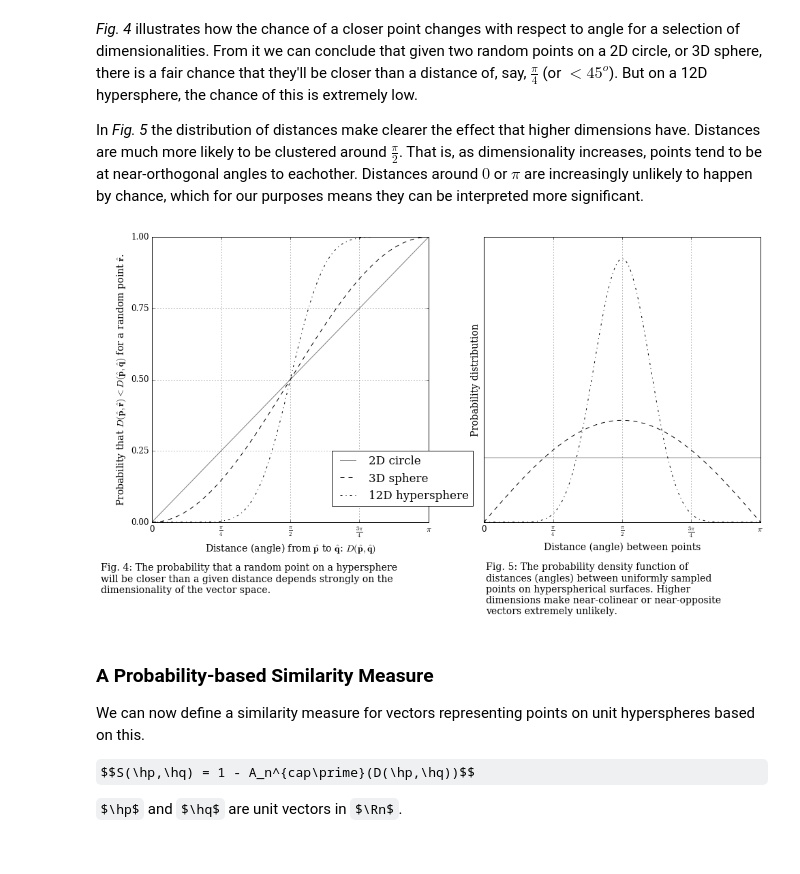
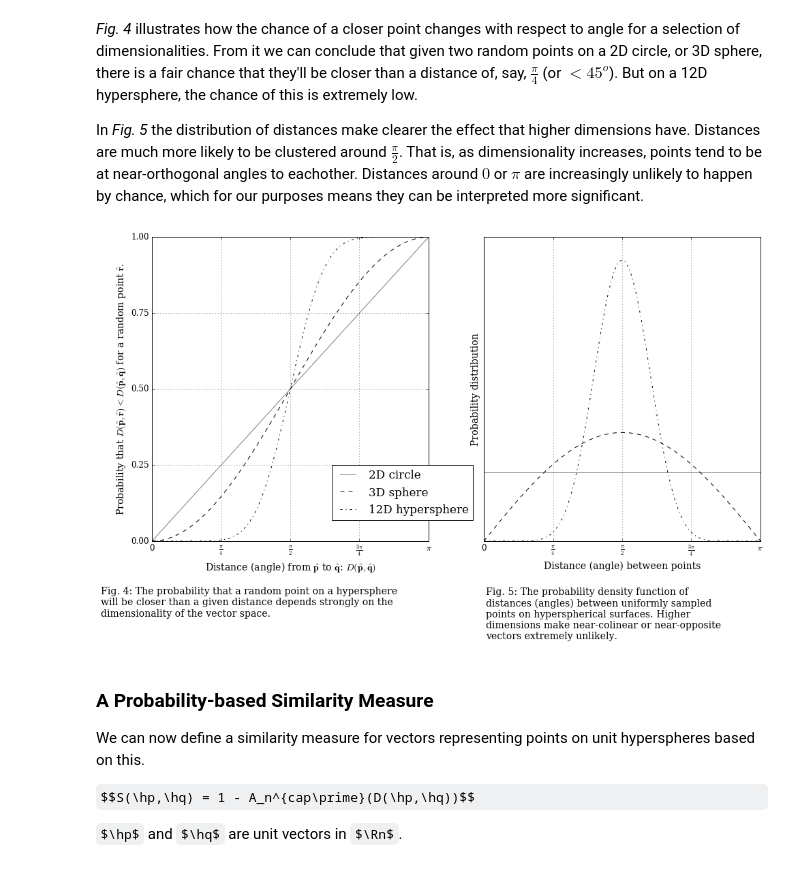
Before and after one commit to sagland/vecassoc, a Jupyter notebook: notebooks/Representing Object Association with Vector Similarity.ipynb, the cells around one changed output. Drawn from its saved outputs; the diff is of its cells as text; code cells hidden in the pictures; some formulas as TeX source.

```diff
--- a/notebooks/Representing Object Association with Vector Similarity.ipynb
+++ b/notebooks/Representing Object Association with Vector Similarity.ipynb
@@ -320,7 +320,7 @@ pdf3 /= (pdf3 * dd).sum()
 pdf12 /= (pdf12 * dd).sum()
 
 
-fig = plt.figure(figsize=(16,7.5))
+fig = plt.figure(figsize=(16,8))
 # Plot the CDFs
 ax1 = fig.add_subplot(121)
 ax1.plot(a, cdf2, c='k', linestyle='-', alpha=0.5, label='2D circle')
@@ -334,34 +334,34 @@ ax1.set_xlabel('Distance (angle) from $\\mathbf{\\hat{p}}$ to $\\mathbf{\\hat{q}
                '$D(\\mathbf{\\hat{p}},\\mathbf{\\hat{q}})$')
 ax1.set_yticks([x/4. for x in range(5)])
 ax1.set_ylabel('Probability that $D(\\mathbf{\\hat{p}},\\mathbf{\\hat{r}})'
                '<D(\\mathbf{\\hat{p}},\\mathbf{\\hat{q}})$ for a random '
                'point $\\mathbf{\\hat{r}}$.')
 fig.text(0.06,-0.067, 'Fig. 4: The probability that a random point on a hypersphere\n'
                     'will be closer than a given distance depends strongly on the\n'
                     'dimensionality of the vector space.')
 plt.legend(bbox_to_anchor=(0.65, 0.25), loc=2, borderaxespad=0.0)
 # Plot the DDFs
 ax2 = fig.add_subplot(122)
 ax2.plot(a, pdf2, c='k', linestyle='-', alpha=0.5, label='2D circle')
 ax2.plot(a, pdf3, c='k', linestyle='--', label='3D sphere')
 ax2.plot(a, pdf12, c='k', linestyle='-.', label='12D hypersphere')
 plt.grid()
 ax2.set_xticks([0, np.pi/4, np.pi/2, 3*np.pi/4, np.pi])
 ax2.set_xticklabels(['0', '$\\frac{\\pi}{4}$','$\\frac{\\pi}{2}$','$\\frac{3\\pi}{4}$','$\\pi$'])
 ax2.set_xlim((0, np.pi))
 ax2.set_yticks([])
 ax2.set_xlabel('Distance (angle) between points')
 ax2.tick_params(axis='y', which='both', left='off', labelleft='off')
 ax2.set_ylabel('Probability distribution')
 fig.text(0.55,-0.125, 'Fig. 5: The probability density function of\n'
                     'distances (angles) between uniformly sampled\n'
                     'points on hyperspherical surfaces. Higher\n'
                     'dimensions make near-colinear or near-opposite\n'
                     'vectors extremely unlikely.')
 
 plt.show()
 # %% [output]
-[figure, old version]
+[figure, new version]
 # %% [markdown]
 ### A Probability-based Similarity Measure
 
```
Also changed, not shown: parts of 10 cells of this notebook.
